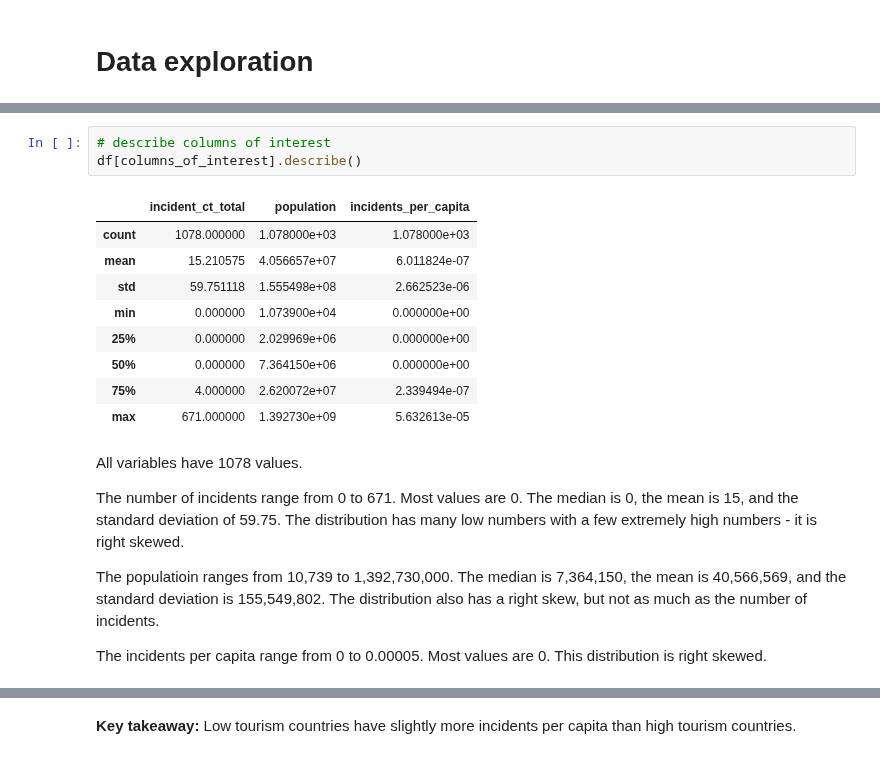
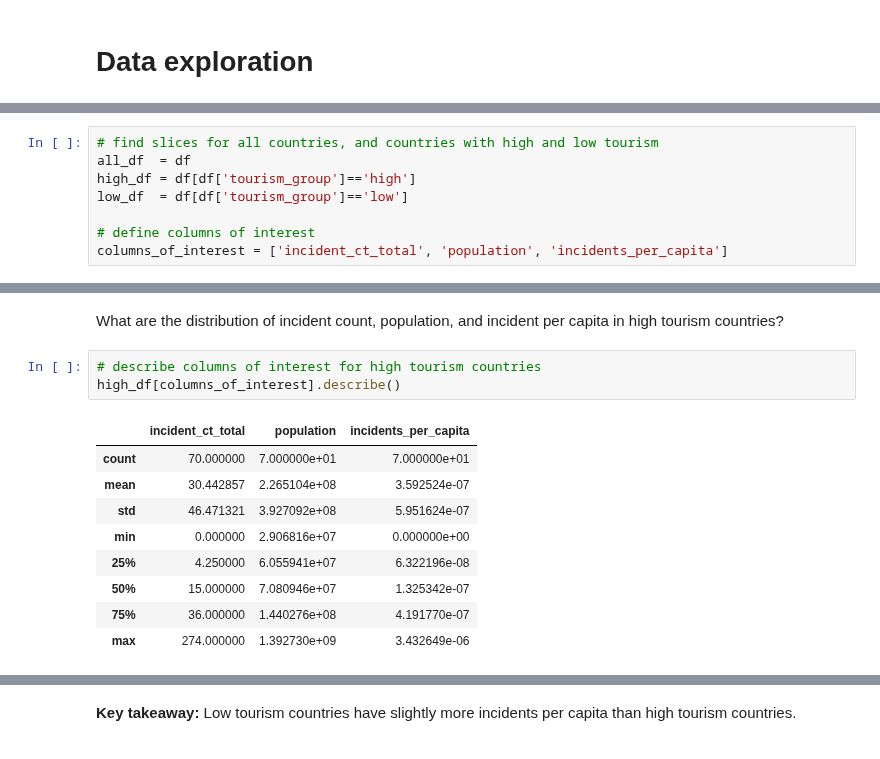
Before and after one commit to brooke-l-hawkins/milestone-i-project, a Jupyter notebook: code/visualize-distribution-incident-per-capita.ipynb, the cells around one changed output, grey strips where cells are left out. Saved outputs shown, nothing was run; the diff lists cells and outputs as text.

```diff
--- a/code/visualize-distribution-incident-per-capita.ipynb
+++ b/code/visualize-distribution-incident-per-capita.ipynb
@@ -29,0 +28,8 @@ Before I create the plot we mocked up, I want to get an idea for the distributio
+# %%
+# find slices for all countries, and countries with high and low tourism
+all_df  = df
+high_df = df[df['tourism_group']=='high']
+low_df  = df[df['tourism_group']=='low']
+
+# define columns of interest
+columns_of_interest = ['incident_ct_total', 'population', 'incidents_per_capita']
@@ -33,21 +57,15 @@ columns_of_interest = ['incident_ct_total', 'population', 'incidents_per_capita'
+# %% [markdown]
+What are the distribution of incident count, population, and incident per capita in high tourism countries?
 # %%
-# describe columns of interest
-df[columns_of_interest].describe()
+# describe columns of interest for high tourism countries
+high_df[columns_of_interest].describe()
 # %% [output]
 |  | incident_ct_total | population | incidents_per_capita |
-| count | 1078.000000 | 1.078000e+03 | 1.078000e+03 |
-| mean | 15.210575 | 4.056657e+07 | 6.011824e-07 |
-| std | 59.751118 | 1.555498e+08 | 2.662523e-06 |
-| min | 0.000000 | 1.073900e+04 | 0.000000e+00 |
-| 25% | 0.000000 | 2.029969e+06 | 0.000000e+00 |
-| 50% | 0.000000 | 7.364150e+06 | 0.000000e+00 |
-| 75% | 4.000000 | 2.620072e+07 | 2.339494e-07 |
-| max | 671.000000 | 1.392730e+09 | 5.632613e-05 |
+| count | 70.000000 | 7.000000e+01 | 7.000000e+01 |
+| mean | 30.442857 | 2.265104e+08 | 3.592524e-07 |
+| std | 46.471321 | 3.927092e+08 | 5.951624e-07 |
+| min | 0.000000 | 2.906816e+07 | 0.000000e+00 |
+| 25% | 4.250000 | 6.055941e+07 | 6.322196e-08 |
+| 50% | 15.000000 | 7.080946e+07 | 1.325342e-07 |
+| 75% | 36.000000 | 1.440276e+08 | 4.191770e-07 |
+| max | 274.000000 | 1.392730e+09 | 3.432649e-06 |
-# %% [markdown]
-All variables have 1078 values.
-
-The number of incidents range from 0 to 671. Most values are 0. The median is 0, the mean is 15, and the standard deviation of 59.75. The distribution has many low numbers with a few extremely high numbers - it is right skewed.
-
-The populatioin ranges from 10,739 to 1,392,730,000. The median is 7,364,150, the mean is 40,566,569, and the standard deviation is 155,549,802. The distribution also has a right skew, but not as much as the number of incidents.
-
-The incidents per capita range from 0 to 0.00005. Most values are 0. This distribution is right skewed.
```
Also changed, not shown: parts of 9 cells of this notebook.
